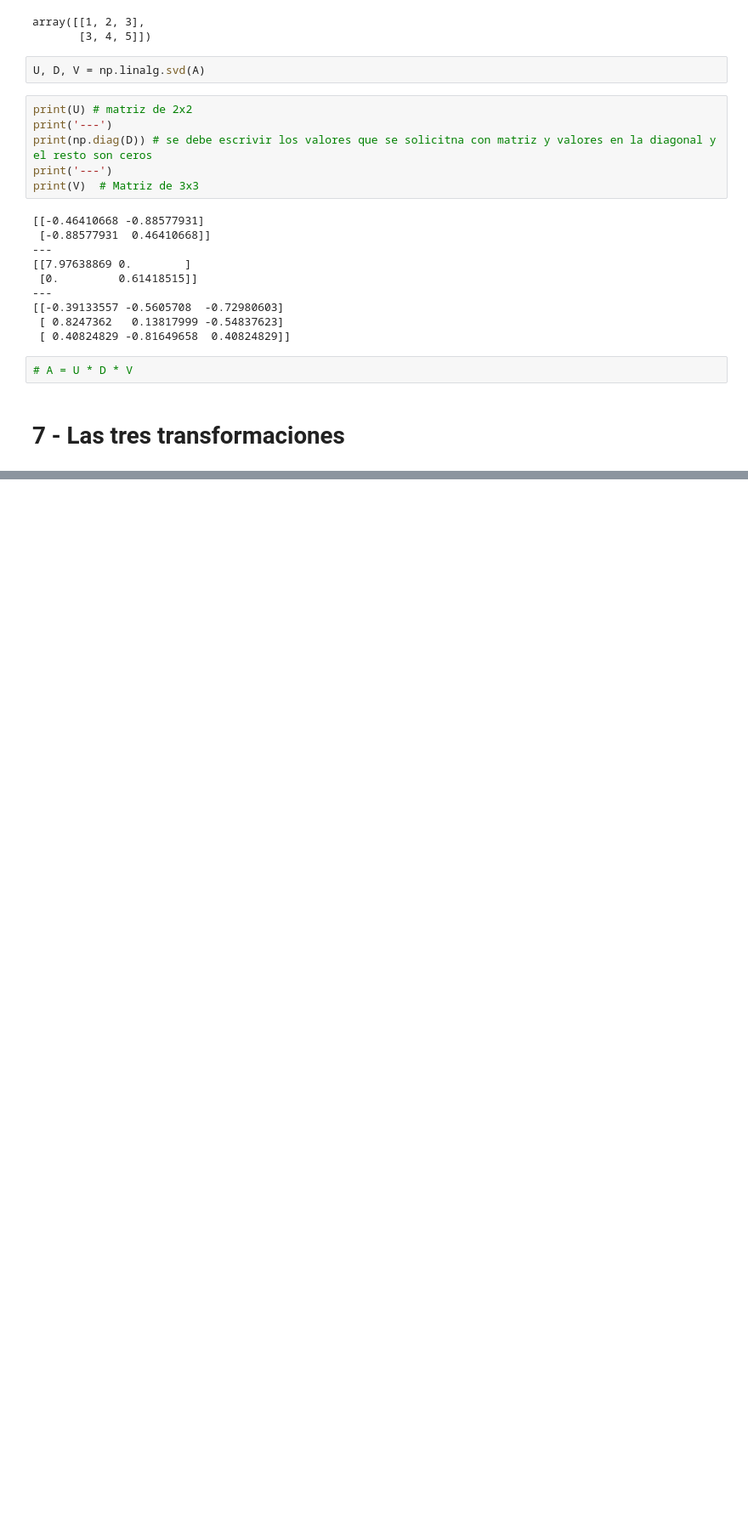
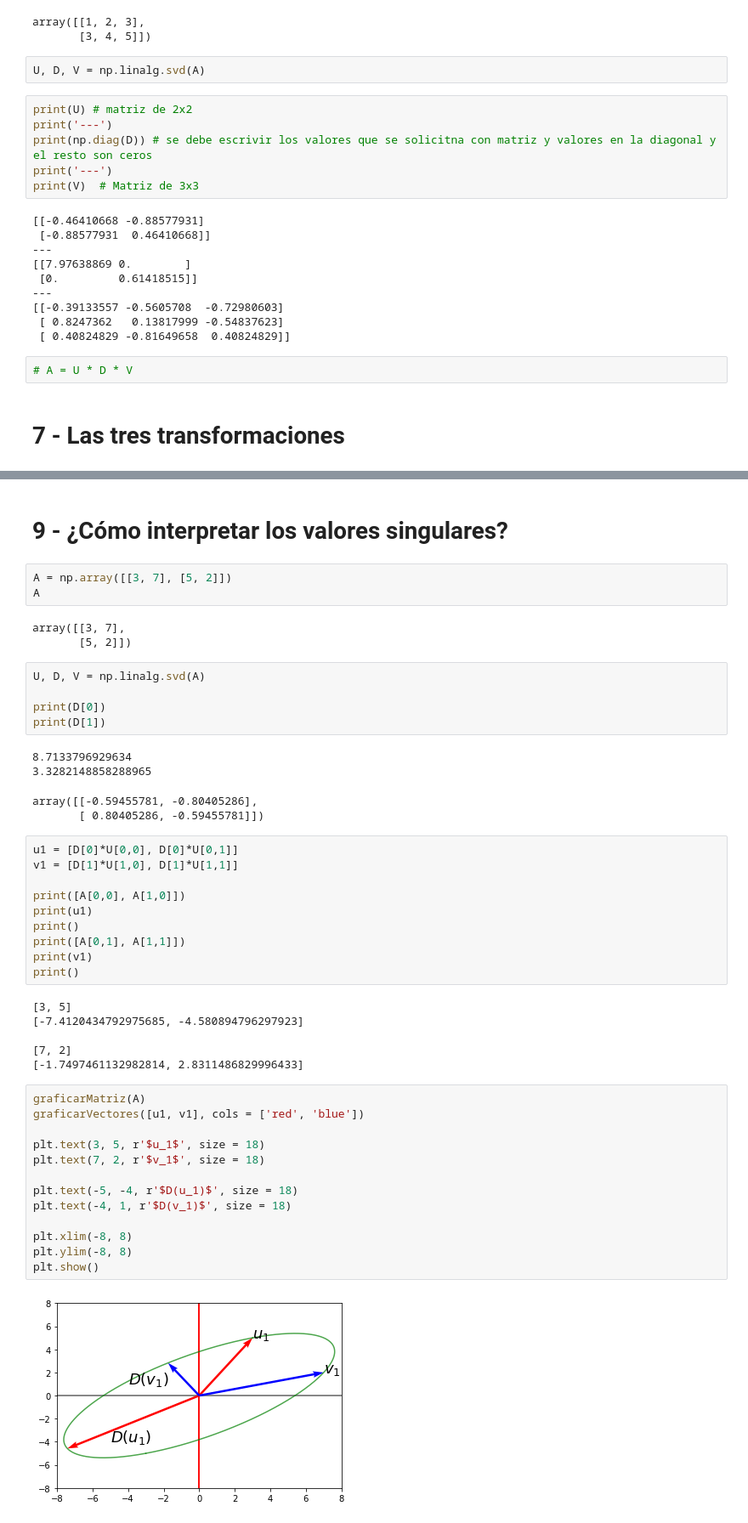
Before and after one commit to feracor/Curso-de-Algebra-Lineal-Aplicada-para-Machine-Learning, a Jupyter notebook: Algebra_Lineal_Aplicada_para_Machine_Learning.ipynb, the cells around one changed output, grey strips where cells are left out. Shown: that part at 85% size. Cells and saved outputs as stored; diff of their text form; blank space fills up the shorter version.

```diff
--- a/Algebra_Lineal_Aplicada_para_Machine_Learning.ipynb
+++ b/Algebra_Lineal_Aplicada_para_Machine_Learning.ipynb
@@ -269,0 +366,49 @@ print(V)  # Matriz de 3x3
+# %% [markdown]
+# 9 - ¿Cómo interpretar los valores singulares?
+# %%
+A = np.array([[3, 7], [5, 2]])
+A
+# %% [output]
+array([[3, 7],
+       [5, 2]])
+# %%
+U, D, V = np.linalg.svd(A)
+
+print(D[0])
+print(D[1])
+# %% [output]
+8.7133796929634
+3.3282148858288965
+array([[-0.59455781, -0.80405286],
+       [ 0.80405286, -0.59455781]])
+# %%
+u1 = [D[0]*U[0,0], D[0]*U[0,1]]
+v1 = [D[1]*U[1,0], D[1]*U[1,1]]
+
+print([A[0,0], A[1,0]])
+print(u1)
+print()
+print([A[0,1], A[1,1]])
+print(v1)
+print()
+# %% [output]
+[3, 5]
+[-7.4120434792975685, -4.580894796297923]
+
+[7, 2]
+[-1.7497461132982814, 2.8311486829996433]
+# %%
+graficarMatriz(A)
+graficarVectores([u1, v1], cols = ['red', 'blue'])
+
+plt.text(3, 5, r'$u_1$', size = 18)
+plt.text(7, 2, r'$v_1$', size = 18)
+
+plt.text(-5, -4, r'$D(u_1)$', size = 18)
+plt.text(-4, 1, r'$D(v_1)$', size = 18)
+
+plt.xlim(-8, 8)
+plt.ylim(-8, 8)
+plt.show()
+# %% [output]
+[figure, added]
```
Also changed, not shown: parts of 21 cells of this notebook.
